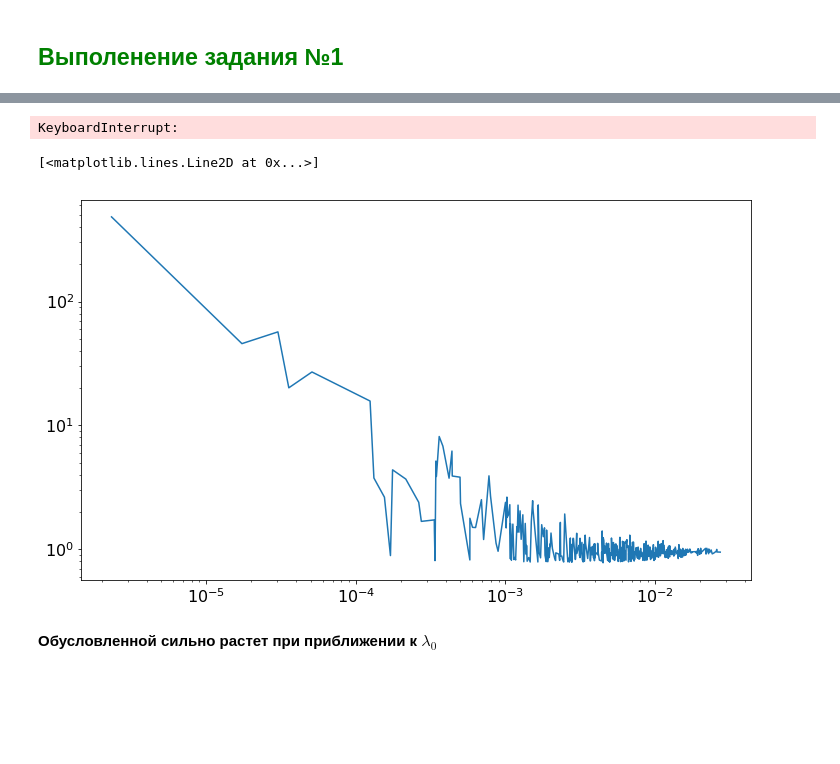
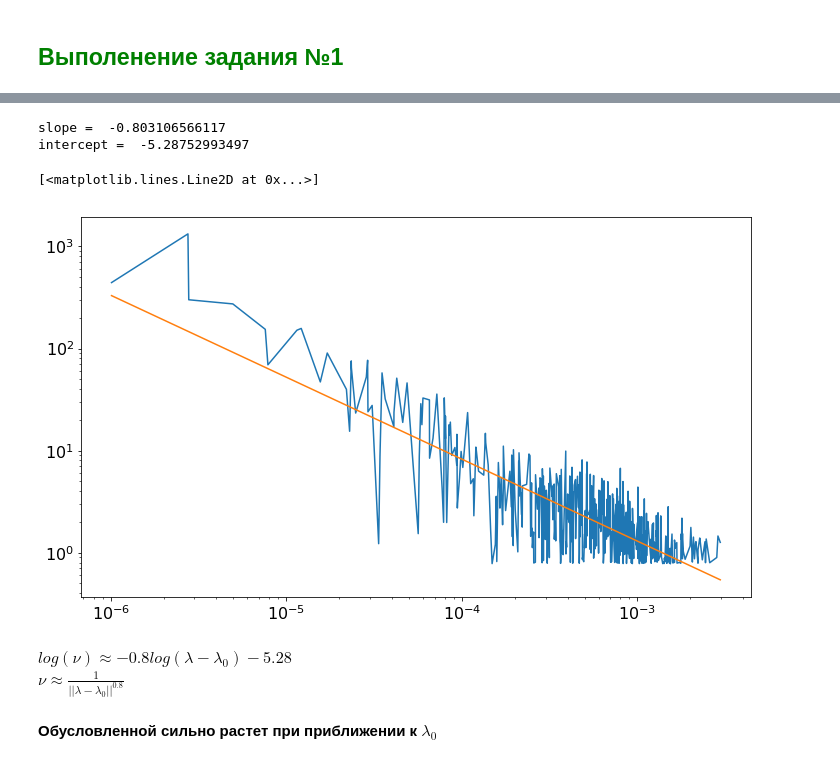
Before and after one commit to Atsanda/NumMethods, a Jupyter notebook: LinAlg.ipynb, the cells around one changed output, grey strips where cells are left out. Saved outputs shown, nothing was run; the diff lists cells and outputs as text; code cells hidden in the pictures; blank space fills up the shorter version.

Commit message:
nu from lambda plot was changed

```diff
--- a/LinAlg.ipynb
+++ b/LinAlg.ipynb
@@ -192,6 +192,6 @@ nu =  1.57895132188
 # %%
 lam0 = 0.0729122
-eps = 0.001
+eps = 0.01
 
 lams = sorted(lam0 + eps * np.random.normal(size=1000)) #np.linspace(lam0-eps, lam0+eps, 100)
 nus = []
@@ -205,18 +205,29 @@ for lam in lams:
     nu = np.linalg.norm(u - u_noise) * np.linalg.norm(f) / (np.linalg.norm(u) * np.linalg.norm(f - f_noise))
 
     nus.append(nu)
-# %% [output]
-KeyboardInterrupt:
 # %%
 lams_np = np.array(lams)
 nus_np = np.array(nus)
 # %%
 axes = plt.gca()
 #axes.set_xlim([None, eps])
-plt.loglog(lams_np[lams_np > lam0] - lam0, nus_np[np.where(lams_np > lam0)])
+x = lams_np[lams_np > lam0] - lam0
+y = nus_np[np.where(lams_np > lam0)]
+plt.loglog(x, y)
+
+slope, intercept = np.polyfit(np.log(x), np.log(y), 1)
+print('slope = ', slope)
+print('intercept = ', intercept)
+
+plt.loglog(x, np.exp(slope*np.log(x) + intercept))
 # %% [output]
-[<matplotlib.lines.Line2D at 0x...>]
+slope =  -0.803106566117
+intercept =  -5.28752993497
+[<matplotlib.lines.Line2D at 0x...>]
-[figure, old version]
+[figure, new version]
+# %% [markdown]
+$log(\nu) \approx -0.8log(\lambda - \lambda_0) - 5.28$<br>
+$\nu \approx \frac{1}{||\lambda - \lambda_0 ||^{0.8}}$
 # %% [markdown]
 <b>Обусловленной сильно растет при приближении к $\lambda_0$</b>
 # %% [markdown]
```
Also changed, not shown: parts of 7 cells of this notebook.
